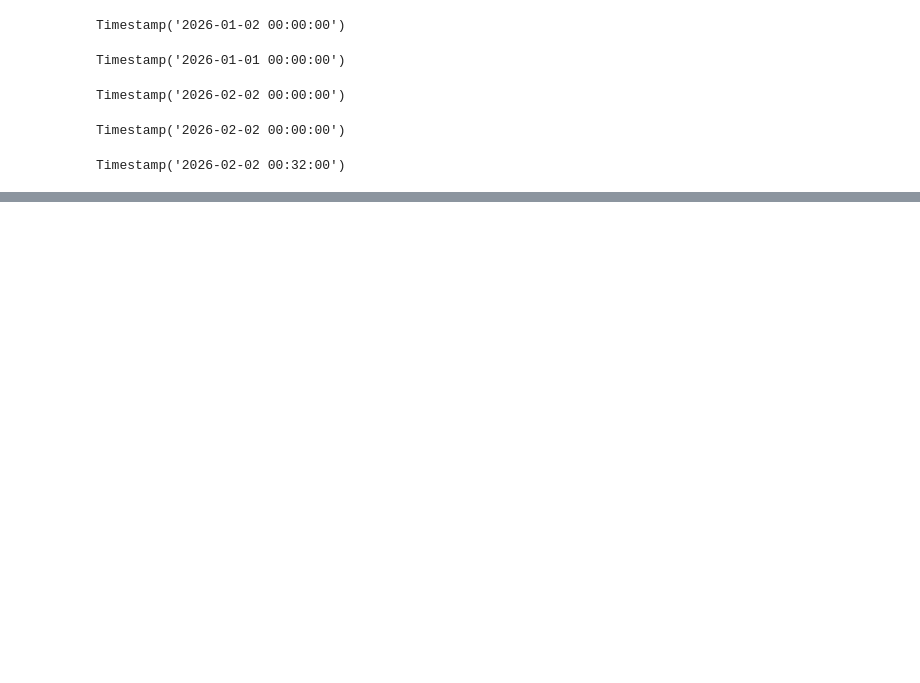
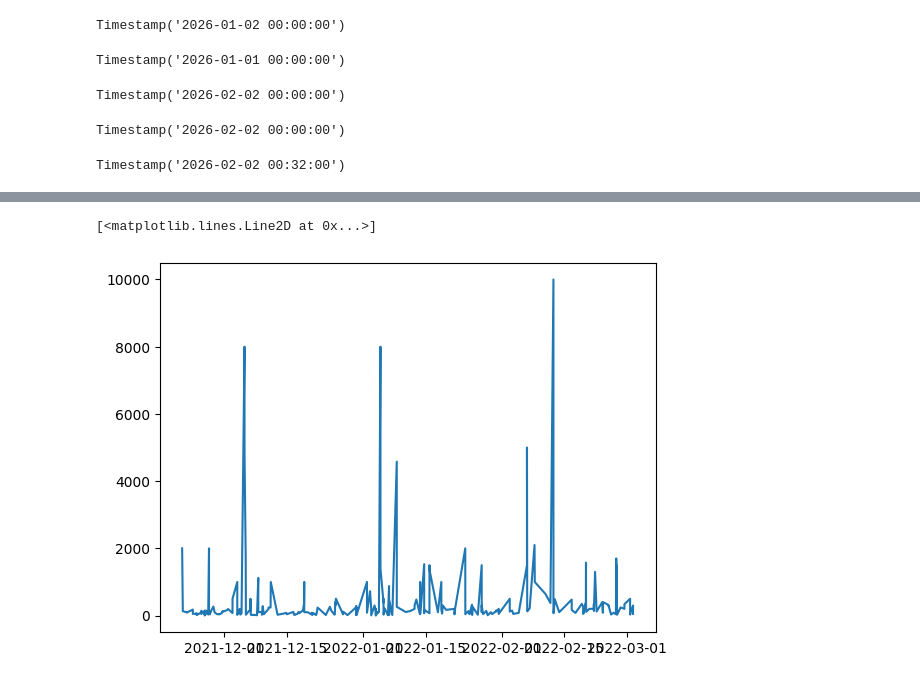
Before and after one commit to kaushik013/My_Pandas, a Jupyter notebook: 18_date_time/date_time.ipynb, the cells around one changed output, grey strips where cells are left out. Drawn from its saved outputs; the diff is of its cells as text; code cells hidden in the pictures; blank space fills up the shorter version.

```diff
--- a/18_date_time/date_time.ipynb
+++ b/18_date_time/date_time.ipynb
@@ -23,0 +122,3 @@ Timestamp('2026-02-02 00:32:00')
+# %%
+data_date = pd.read_csv('../8_files/expense_data.csv')
+data_date.head(1)
@@ -23,0 +149,2 @@ Timestamp('2026-02-02 00:32:00')
+# %%
+data_date['Date'] = pd.to_datetime(data_date['Date'])
@@ -23,0 +171,5 @@ Timestamp('2026-02-02 00:32:00')
+# %%
+plt.plot(data_date['Date'],data_date['INR'])
+# %% [output]
+[<matplotlib.lines.Line2D at 0x...>]
+[figure, added]
```
Also changed, not shown: parts of 20 cells of this notebook.
